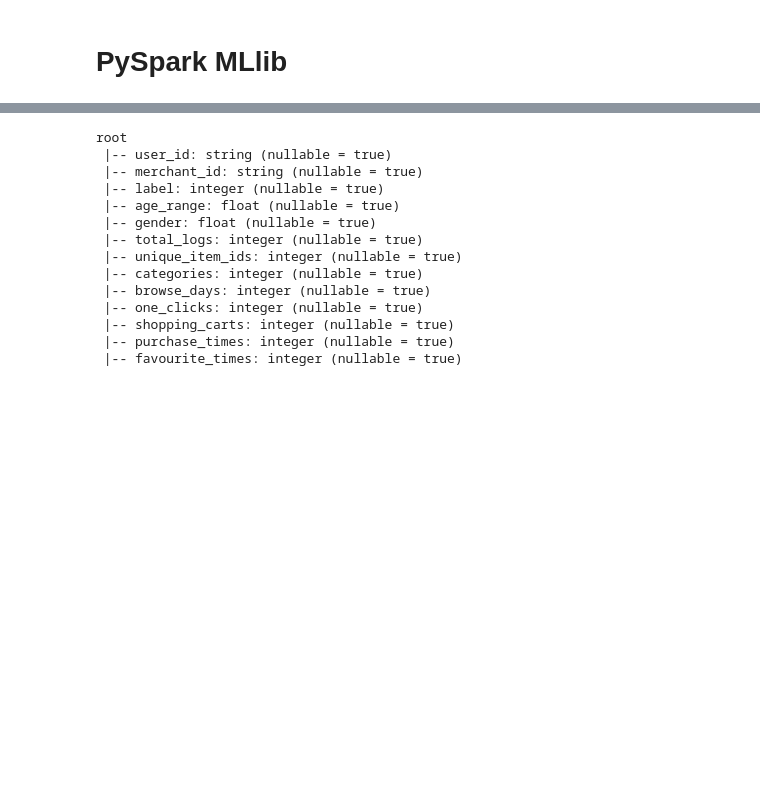
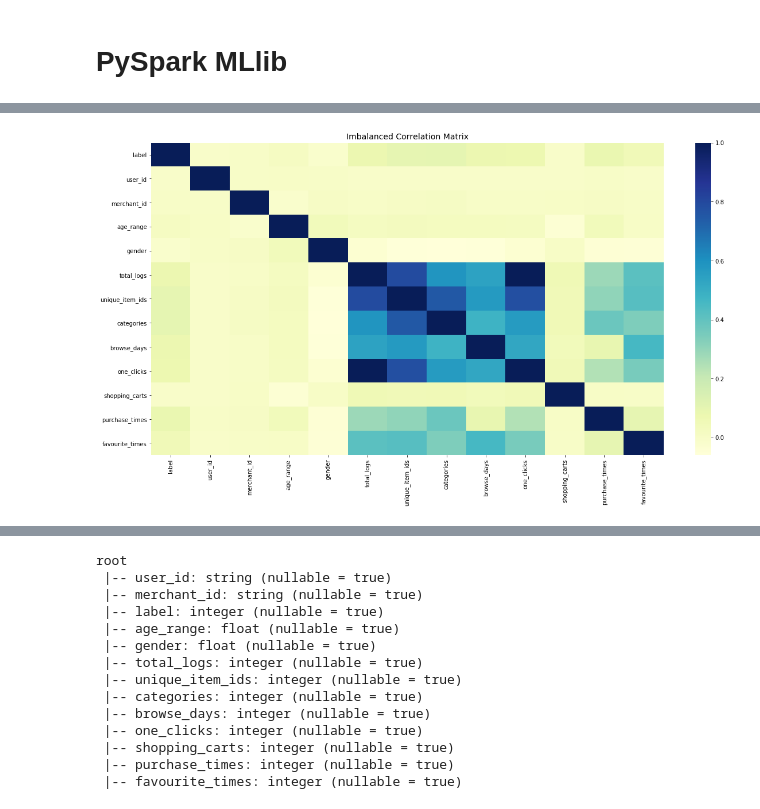
Before and after one commit to cheryl-mxd/Experiment4, a Jupyter notebook: SparkTask4/RebuyPredict.ipynb, the cells around one changed output, grey strips where cells are left out. Cells and saved outputs as stored; diff of their text form; code cells hidden in the pictures; blank space fills up the shorter version.

```diff
--- a/SparkTask4/RebuyPredict.ipynb
+++ b/SparkTask4/RebuyPredict.ipynb
@@ -355,6 +355,16 @@ dtypes: float64(2), int64(11)
 memory usage: 3.4 MB
 # %% [markdown]
 # PySpark MLlib
+# %%
+import pyspark
+import numpy as np
+import pandas as pd
+import matplotlib.pyplot as plt
+plt.rcParams["font.sans-serif"] = "SimHei" #解决中文乱码问题
+import seaborn as sns
+import random
+from imblearn.over_sampling import SMOTE,BorderlineSMOTE,SVMSMOTE
+from collections import Counter
 # %%
 from pyspark import SparkContext
 from pyspark.sql import SparkSession
@@ -367,0 +460,3 @@ from pyspark.mllib.classification import LogisticRegressionWithSGD
+# %%
+train_data=pd.concat([train_data['label'],train_data.drop('label',axis=1)],axis=1)
+train_data.head()
@@ -367,0 +470,9 @@ from pyspark.mllib.classification import LogisticRegressionWithSGD
+# %%
+#作出相关矩阵
+fig, ax = plt.subplots(figsize=(20,10))
+corr = train_data.corr()
+sns.heatmap(corr, cmap='YlGnBu', annot_kws={'size':30}, ax=ax)
+ax.set_title("Imbalanced Correlation Matrix", fontsize=14)
+plt.show()
+# %% [output]
+[figure, added]
```
Also changed, not shown: parts of 18 cells of this notebook, 1 other file.
